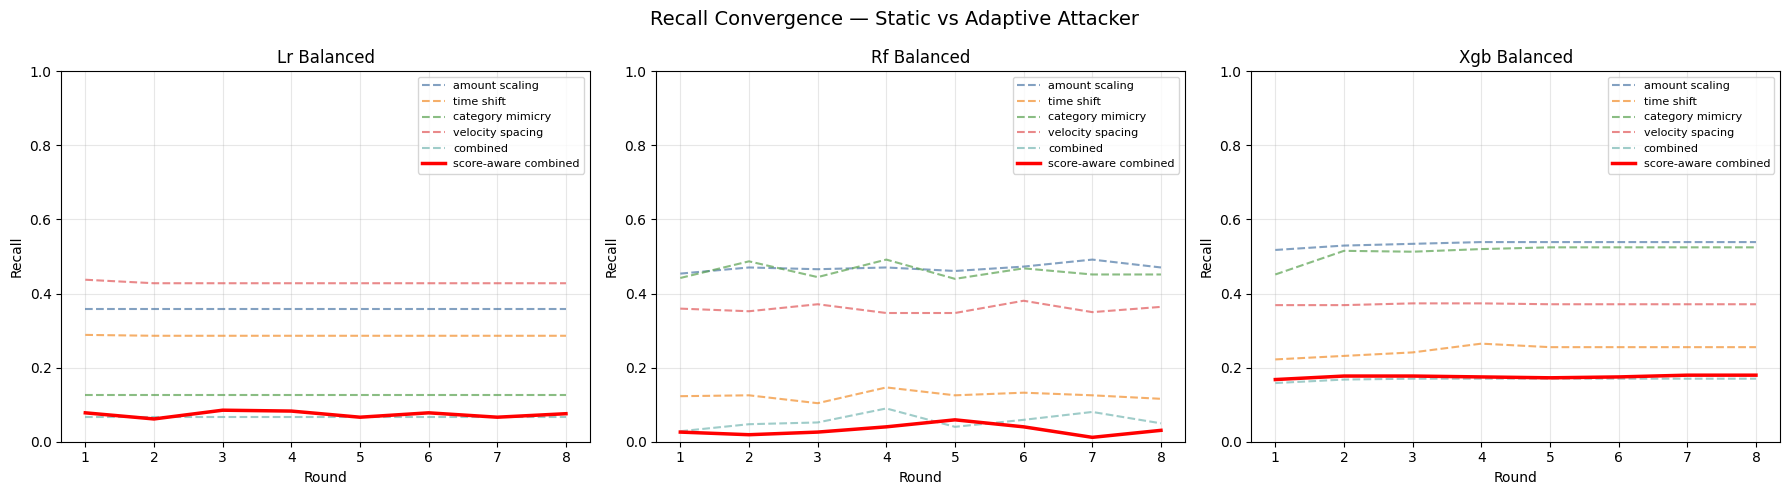
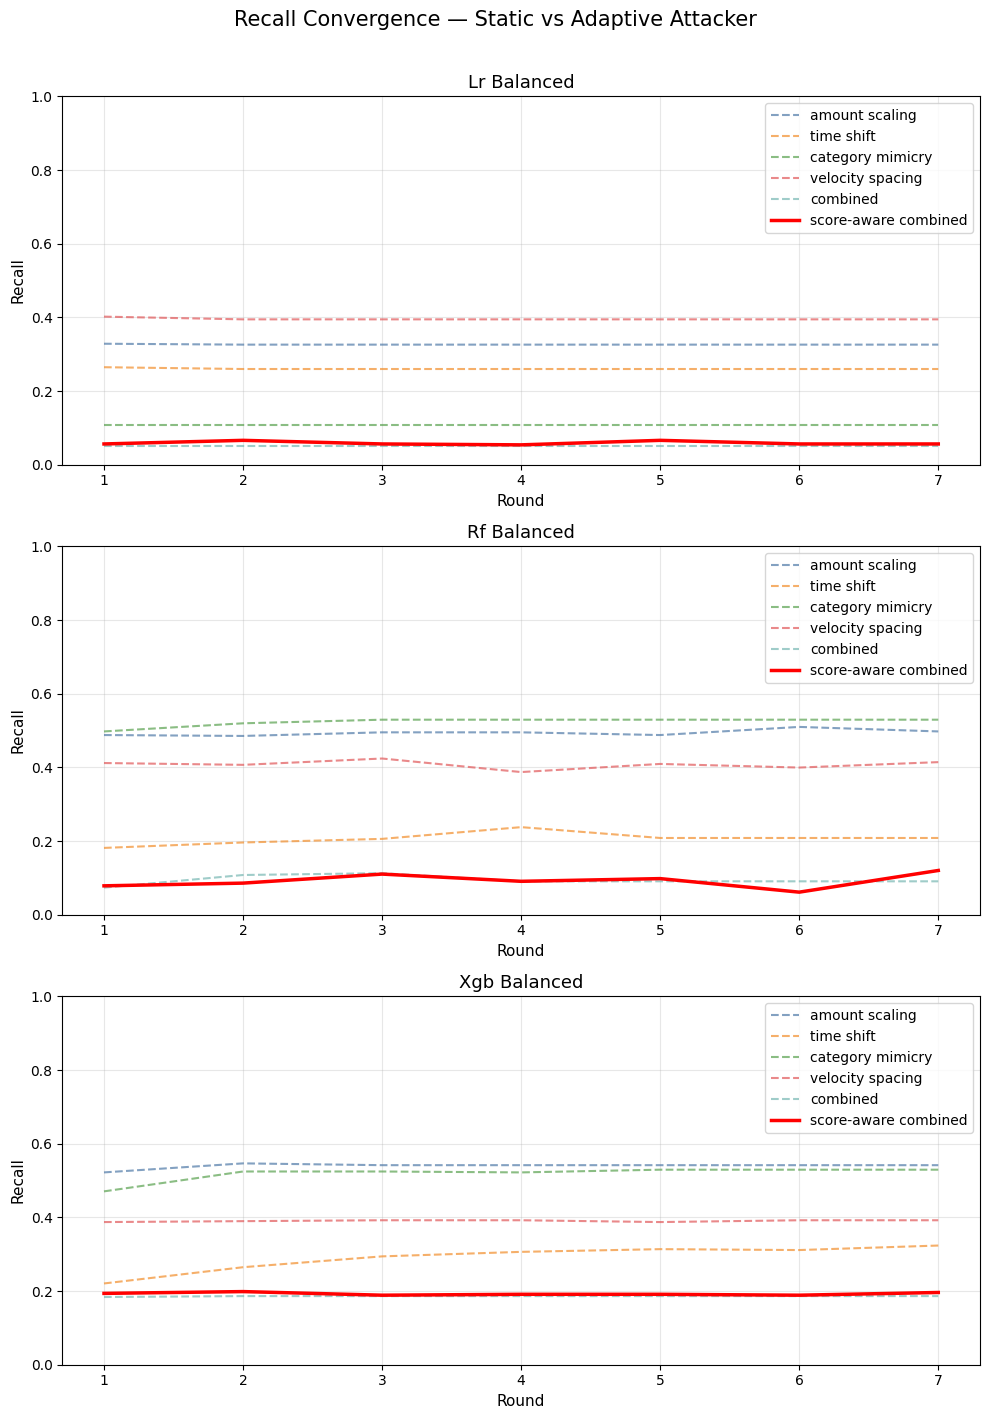
The notebook cell's code change between the first figure and the second:
--- before
+++ after
@@ -1,3 +1,3 @@
-fig, axes = plt.subplots(1, 3, figsize=(18, 5))
+fig, axes = plt.subplots(3, 1, figsize=(10, 14))
 balanced_models = ['lr_balanced', 'rf_balanced', 'xgb_balanced']
 static_attackers = ['amount_scaling', 'time_shift', 'category_mimicry', 'velocity_spacing', 'combined']
@@ -20,14 +20,14 @@
                 label='score-aware combined', linewidth=2.5, color='red', linestyle='-')
 
-    ax.set_title(model_name.replace('_', ' ').title())
-    ax.set_xlabel('Round')
-    ax.set_ylabel('Recall')
+    ax.set_title(model_name.replace('_', ' ').title(), fontsize=13)
+    ax.set_xlabel('Round', fontsize=11)
+    ax.set_ylabel('Recall', fontsize=11)
     ax.set_ylim(0, 1)
     ax.set_xticks(range(1, results_df['round'].max() + 2))
-    ax.legend(fontsize=8)
+    ax.legend(fontsize=10, loc='upper right')
     ax.grid(True, alpha=0.3)
 
-plt.suptitle('Recall Convergence — Static vs Adaptive Attacker', fontsize=14)
+plt.suptitle('Recall Convergence — Static vs Adaptive Attacker', fontsize=15, y=1.01)
 plt.tight_layout()
-plt.savefig('../results/convergence_plot.png', dpi=150, bbox_inches='tight')
+plt.savefig('../results/convergence_plot.png', dpi=300, bbox_inches='tight')
 plt.show()

Commit: refactor: add comments and explanations